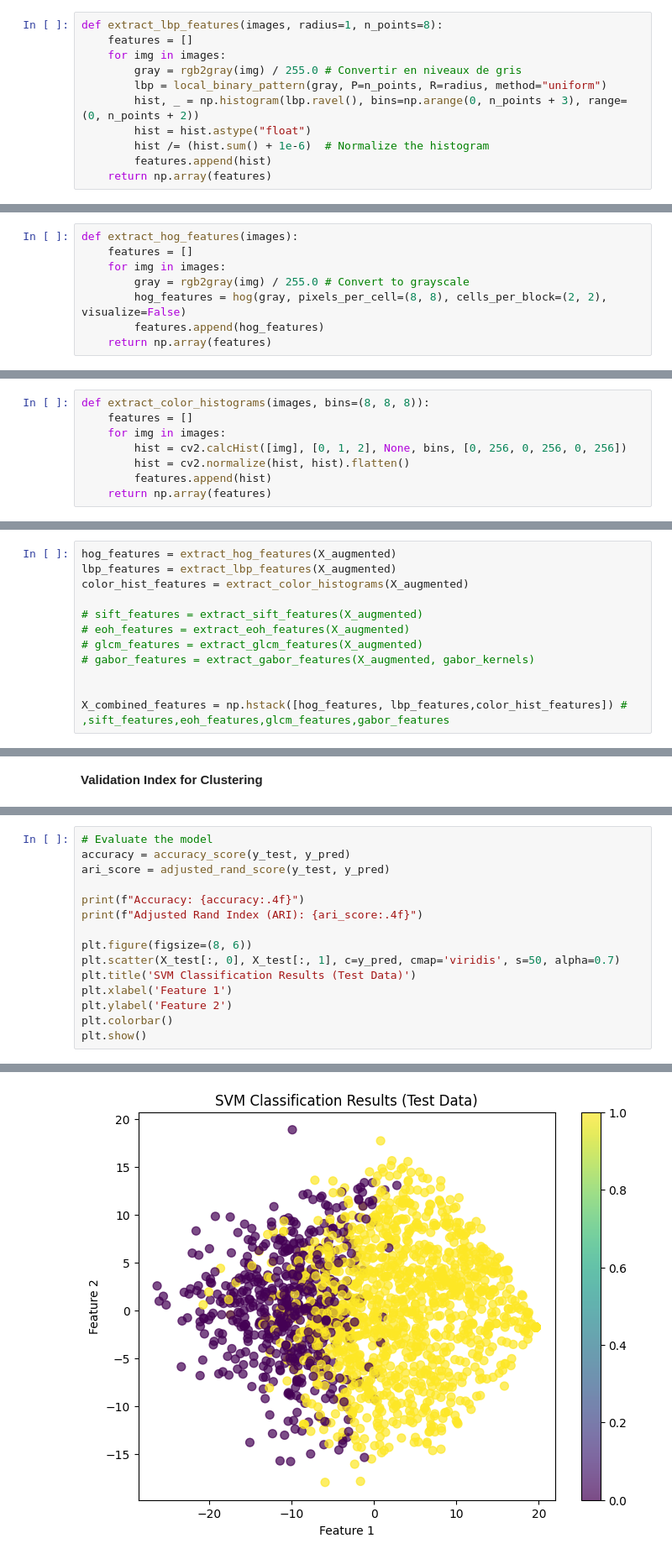
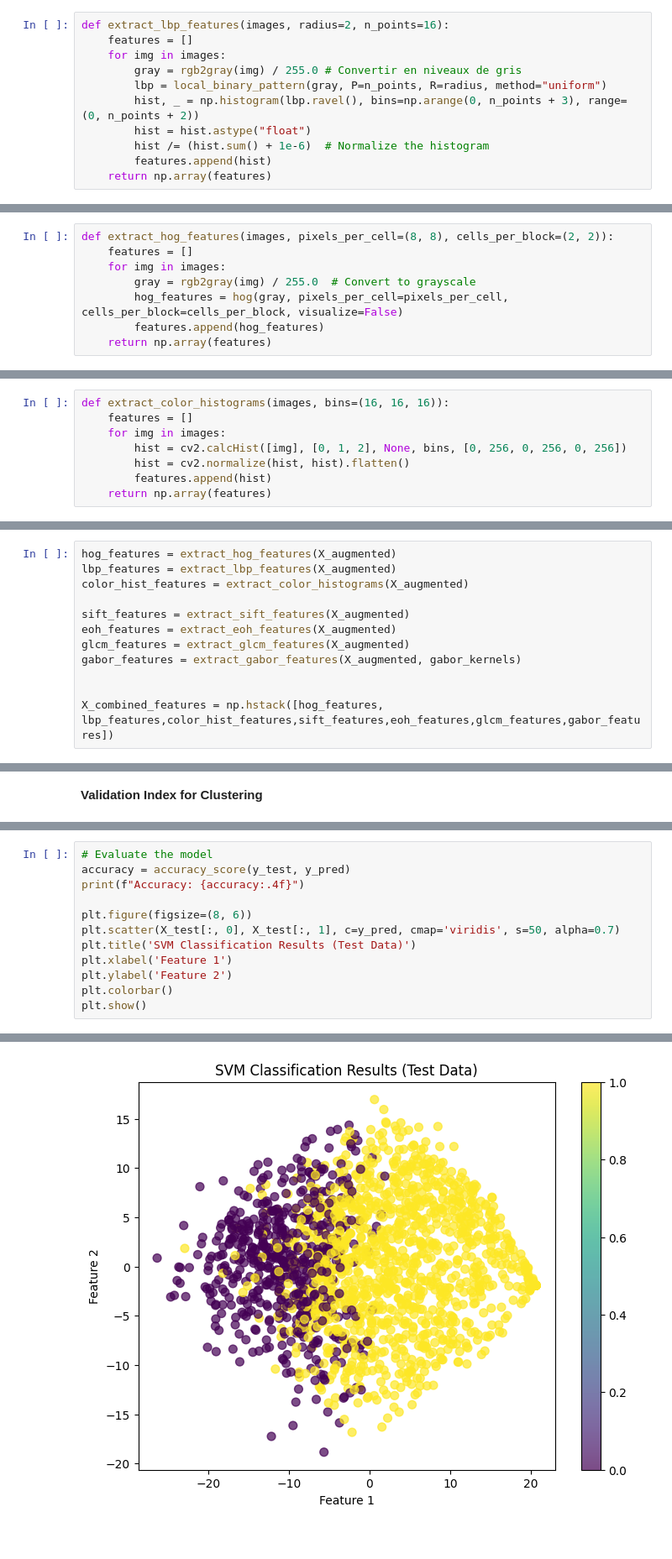
Before and after one commit to XIAxuanzheFrancis/Miniprojet_Classifier, a Jupyter notebook: MiniProjet.ipynb, the cells around one changed output, grey strips where cells are left out. Shown at 84% size. Saved outputs shown, nothing was run; the diff lists cells and outputs as text.

```diff
--- a/MiniProjet.ipynb
+++ b/MiniProjet.ipynb
@@ -175,7 +253,7 @@ Combinaison de trois méthodes
 # %% [markdown]
 ### 2.1. Extraire les caractéristiques LBP
 # %%
-def extract_lbp_features(images, radius=1, n_points=8):
+def extract_lbp_features(images, radius=2, n_points=16):
     features = []
     for img in images:
         gray = rgb2gray(img) / 255.0 # Convertir en niveaux de gris
@@ -188,17 +266,17 @@ def extract_lbp_features(images, radius=1, n_points=8):
 # %% [markdown]
 ### 2.2. Extraire les caractéristiques HOG
 # %%
-def extract_hog_features(images):
+def extract_hog_features(images, pixels_per_cell=(8, 8), cells_per_block=(2, 2)):
     features = []
     for img in images:
-        gray = rgb2gray(img) / 255.0 # Convert to grayscale
-        hog_features = hog(gray, pixels_per_cell=(8, 8), cells_per_block=(2, 2), visualize=False)
+        gray = rgb2gray(img) / 255.0  # Convert to grayscale
+        hog_features = hog(gray, pixels_per_cell=pixels_per_cell, cells_per_block=cells_per_block, visualize=False)
         features.append(hog_features)
     return np.array(features)
 # %% [markdown]
 ### 2.3. Extraire les caractéristiques de l'histogramme des couleurs
 # %%
-def extract_color_histograms(images, bins=(8, 8, 8)):
+def extract_color_histograms(images, bins=(16, 16, 16)):
     features = []
     for img in images:
         hist = cv2.calcHist([img], [0, 1, 2], None, bins, [0, 256, 0, 256, 0, 256])
@@ -264,13 +342,13 @@ hog_features = extract_hog_features(X_augmented)
 lbp_features = extract_lbp_features(X_augmented)
 color_hist_features = extract_color_histograms(X_augmented)
 
-# sift_features = extract_sift_features(X_augmented)
-# eoh_features = extract_eoh_features(X_augmented)
-# glcm_features = extract_glcm_features(X_augmented)
-# gabor_features = extract_gabor_features(X_augmented, gabor_kernels)
+sift_features = extract_sift_features(X_augmented)
+eoh_features = extract_eoh_features(X_augmented)
+glcm_features = extract_glcm_features(X_augmented)
+gabor_features = extract_gabor_features(X_augmented, gabor_kernels)
 
 
-X_combined_features = np.hstack([hog_features, lbp_features,color_hist_features]) # ,sift_features,eoh_features,glcm_features,gabor_features
+X_combined_features = np.hstack([hog_features, lbp_features,color_hist_features,sift_features,eoh_features,glcm_features,gabor_features])
 # %% [markdown]
 Normaliser les caractéristiques
 # %%
@@ -374,10 +535,7 @@ y_pred = svm.predict(X_test)
 # %%
 # Evaluate the model
 accuracy = accuracy_score(y_test, y_pred)
-ari_score = adjusted_rand_score(y_test, y_pred)
-
 print(f"Accuracy: {accuracy:.4f}")
-print(f"Adjusted Rand Index (ARI): {ari_score:.4f}")
 
 plt.figure(figsize=(8, 6))
 plt.scatter(X_test[:, 0], X_test[:, 1], c=y_pred, cmap='viridis', s=50, alpha=0.7)
@@ -392 +549 @@ Adjusted Rand Index (ARI): 0.1538
-[figure, old version]
+[figure, new version]
```
Also changed, not shown: parts of 36 cells of this notebook.
